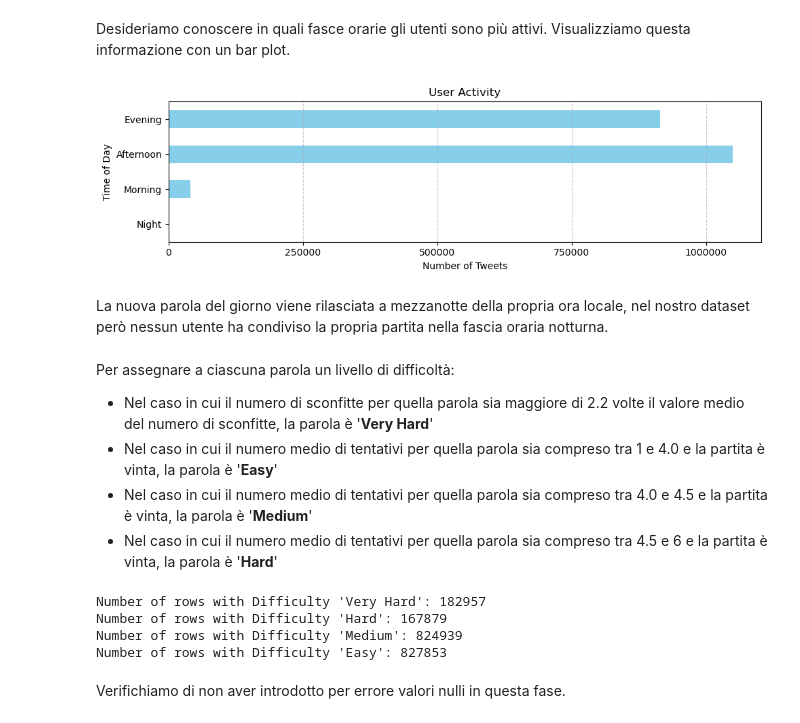
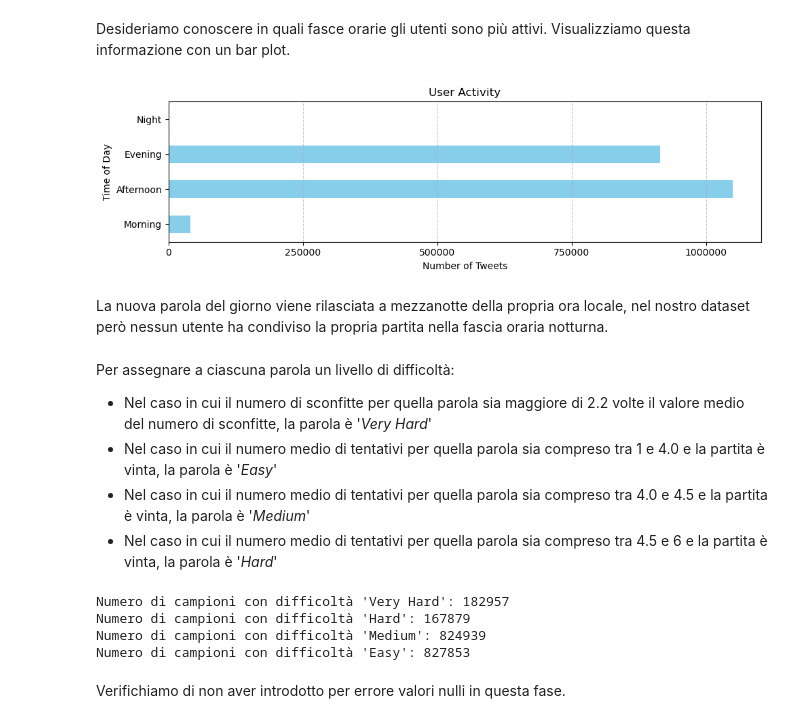
Before and after one commit to roby-ianny/IannelloSuffia_DataScienceProject, a Jupyter notebook: DataScienceProject.ipynb, the cells around one changed output. Saved outputs shown, nothing was run; the diff lists cells and outputs as text; code cells hidden in the pictures.

```diff
--- a/DataScienceProject.ipynb
+++ b/DataScienceProject.ipynb
@@ -789,36 +790,37 @@ wordle.sample(n).sort_values(by='TimeOfDay').head(n)
 # %% [markdown]
 Desideriamo conoscere in quali fasce orarie gli utenti sono più attivi. Visualizziamo questa informazione con un bar plot.
 # %%
-activity_by_time = wordle['TimeOfDay'].value_counts()
+# Necessario perché sennò prende la prima occorrenza e non va in ordine
+order = ['Morning', 'Afternoon', 'Evening', 'Night']
 
-activity_by_time = activity_by_time.reindex(labels)
+# Conta il numero di occorrenze per ogni categoria
+activity_by_time = wordle['TimeOfDay'].value_counts().reindex(order)
 
 plt.figure(figsize=(10, 3))
 activity_by_time.plot(kind='barh', color='skyblue')
 
-# Set tick positions and labels for x-axis
 tick_positions = [0, 250000, 500000, 750000, 1000000]
 tick_labels = [str(val) for val in tick_positions]
 
 plt.xticks(tick_positions, tick_labels)
 
 plt.title('User Activity')
 plt.ylabel('Time of Day')
 plt.xlabel('Number of Tweets')
 
 plt.grid(axis='x', linestyle='--', alpha=0.7)
 plt.tight_layout()
 plt.show()
 # %% [output]
-[figure, old version]
+[figure, new version]
 # %% [markdown]
 La nuova parola del giorno viene rilasciata a mezzanotte della propria ora locale, nel nostro dataset però nessun utente ha condiviso la propria partita nella fascia oraria notturna.
 # %% [markdown]
 Per assegnare a ciascuna parola un livello di difficoltà:
-- Nel caso in cui il numero di sconfitte per quella parola sia maggiore di 2.2 volte il valore medio del numero di sconfitte, la parola è '__Very Hard__'
-- Nel caso in cui il numero medio di tentativi per quella parola sia compreso tra 1 e 4.0 e la partita è vinta, la parola è '__Easy__'
-- Nel caso in cui il numero medio di tentativi per quella parola sia compreso tra 4.0 e 4.5 e la partita è vinta, la parola è '__Medium__'
-- Nel caso in cui il numero medio di tentativi per quella parola sia compreso tra 4.5 e 6 e la partita è vinta, la parola è '__Hard__'
+- Nel caso in cui il numero di sconfitte per quella parola sia maggiore di 2.2 volte il valore medio del numero di sconfitte, la parola è '_Very Hard_'
+- Nel caso in cui il numero medio di tentativi per quella parola sia compreso tra 1 e 4.0 e la partita è vinta, la parola è '_Easy_'
+- Nel caso in cui il numero medio di tentativi per quella parola sia compreso tra 4.0 e 4.5 e la partita è vinta, la parola è '_Medium_'
+- Nel caso in cui il numero medio di tentativi per quella parola sia compreso tra 4.5 e 6 e la partita è vinta, la parola è '_Hard_'
 # %%
 mean_attempts = wordle[wordle['Win']].groupby('WordleID')['Attempts'].mean()
 
@@ -852,21 +851,21 @@ for unique_id in wordle['WordleID'].unique():
 # %%
 # Stampo il numero di righe per ogni categoria
 difficulty_occurrencies = (wordle['Difficulty'] == 'Very Hard').sum()
-print("Number of rows with Difficulty 'Very Hard':", difficulty_occurrencies)
+print("Numero di campioni con difficoltà 'Very Hard':", difficulty_occurrencies)
 
 difficulty_occurrencies = (wordle['Difficulty'] == 'Hard').sum()
-print("Number of rows with Difficulty 'Hard':", difficulty_occurrencies)
+print("Numero di campioni con difficoltà 'Hard':", difficulty_occurrencies)
 
 difficulty_occurrencies = (wordle['Difficulty'] == 'Medium').sum()
-print("Number of rows with Difficulty 'Medium':", difficulty_occurrencies)
+print("Numero di campioni con difficoltà 'Medium':", difficulty_occurrencies)
 
 difficulty_occurrencies = (wordle['Difficulty'] == 'Easy').sum()
-print("Number of rows with Difficulty 'Easy':", difficulty_occurrencies)
+print("Numero di campioni con difficoltà 'Easy':", difficulty_occurrencies)
 # %% [output]
-Number of rows with Difficulty 'Very Hard': 182957
-Number of rows with Difficulty 'Hard': 167879
-Number of rows with Difficulty 'Medium': 824939
-Number of rows with Difficulty 'Easy': 827853
+Numero di campioni con difficoltà 'Very Hard': 182957
+Numero di campioni con difficoltà 'Hard': 167879
+Numero di campioni con difficoltà 'Medium': 824939
+Numero di campioni con difficoltà 'Easy': 827853
 # %% [markdown]
 Verifichiamo di non aver introdotto per errore valori nulli in questa fase.
 # %%
```
Also changed, not shown: parts of 94 cells of this notebook, 3 other files.
